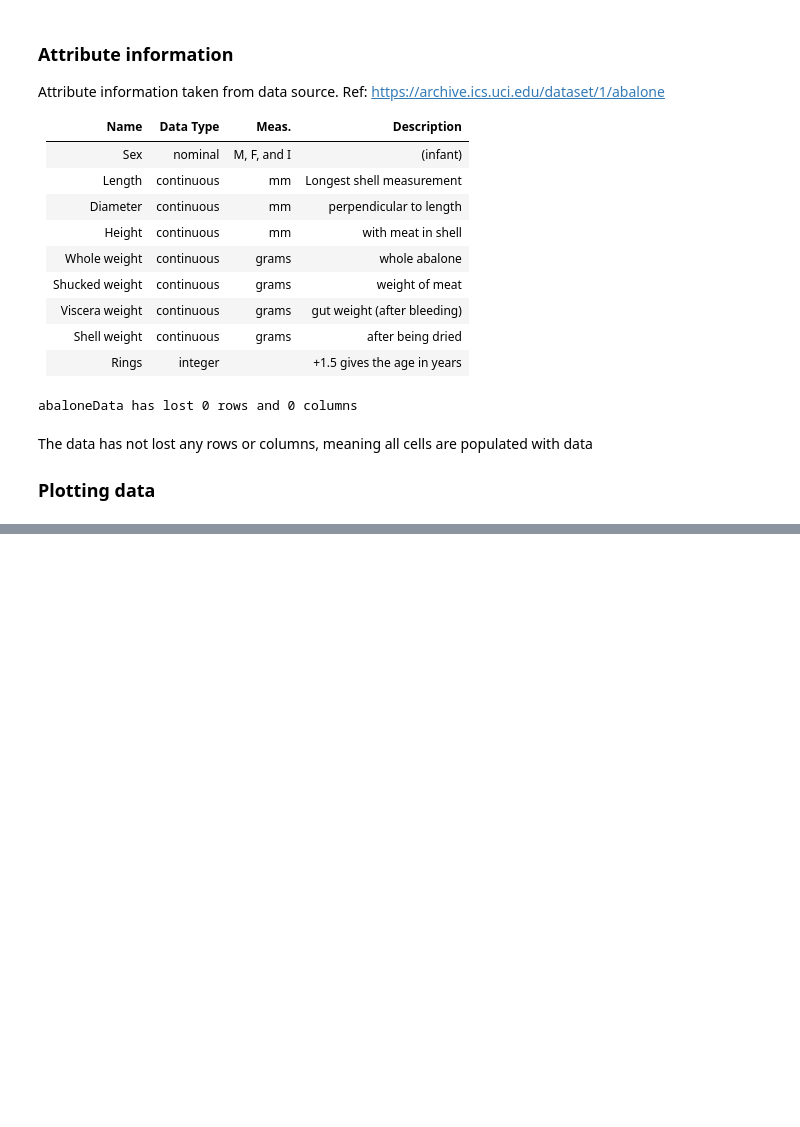
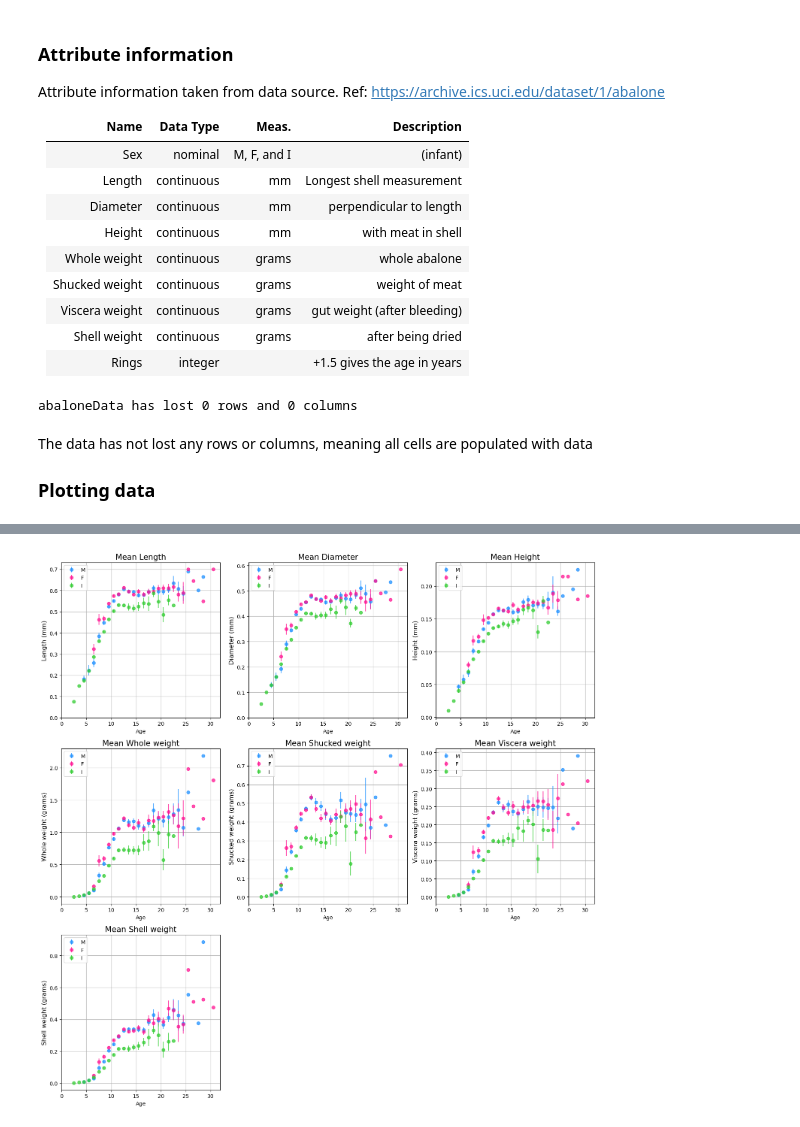
Before and after one commit to DaveAero/ML-S-Autumn, a Jupyter notebook: abalone.ipynb, the cells around one changed output, grey strips where cells are left out. Cells and saved outputs as stored; diff of their text form; code cells hidden in the pictures; blank space fills up the shorter version.

```diff
--- a/abalone.ipynb
+++ b/abalone.ipynb
@@ -178,0 +269,4 @@ plotSexColour(abaloneData)
+# %%
+plotAverageBySexWithErrorBars(abaloneData, attributeInformation)
+# %% [output]
+[figure, added]
```
Also changed, not shown: parts of 8 cells of this notebook.
